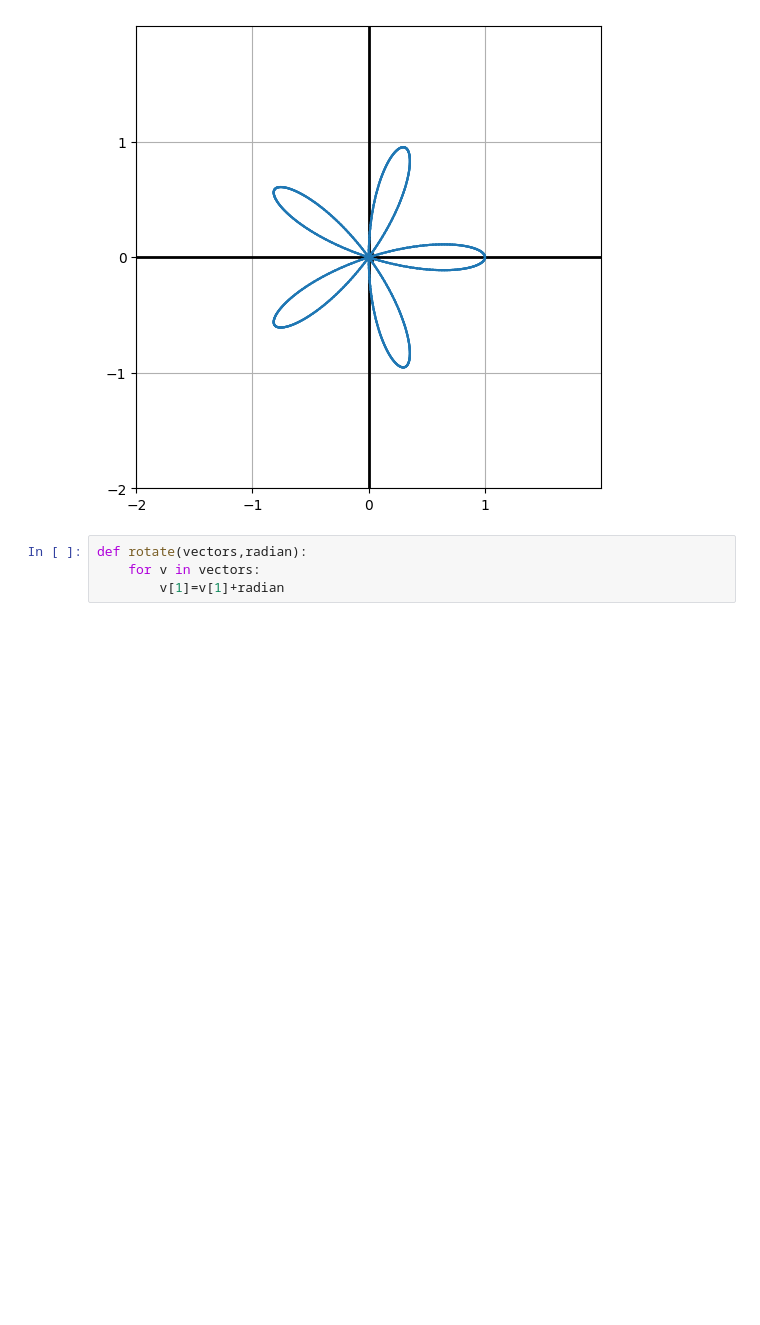
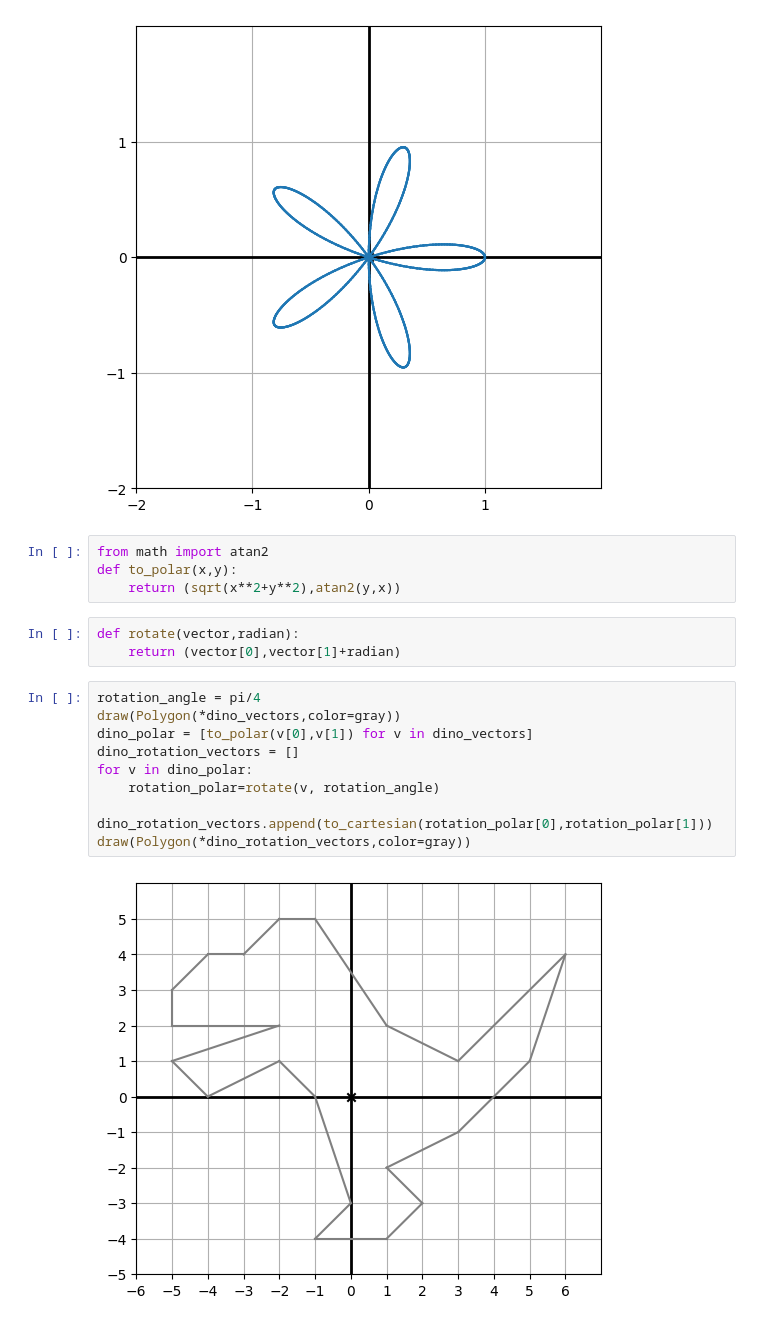
Before and after one commit to pengjiayu9734o/math-learn, a Jupyter notebook: vectors.ipynb, the cells around one changed output. Cells and saved outputs as stored; diff of their text form; blank space fills up the shorter version.

```diff
--- a/vectors.ipynb
+++ b/vectors.ipynb
@@ -121,7 +121,21 @@ points = [to_cartesian(*polar) for polar in polars]
 draw(Polygon(*points))
 # %% [output]
 [figure]
+# %%
+from math import atan2
+def to_polar(x,y):
+    return (sqrt(x**2+y**2),atan2(y,x))
 # %%
-def rotate(vectors,radian):
-    for v in vectors:
-        v[1]=v[1]+radian
+def rotate(vector,radian):
+    return (vector[0],vector[1]+radian)
+# %%
+rotation_angle = pi/4
+draw(Polygon(*dino_vectors,color=gray))
+dino_polar = [to_polar(v[0],v[1]) for v in dino_vectors]
+dino_rotation_vectors = []
+for v in dino_polar:
+    rotation_polar=rotate(v, rotation_angle)
+    dino_rotation_vectors.append(to_cartesian(rotation_polar[0],rotation_polar[1]))
+draw(Polygon(*dino_rotation_vectors,color=gray))
+# %% [output]
+[figure, added]
```
Also changed, not shown: parts of 2 cells of this notebook.
